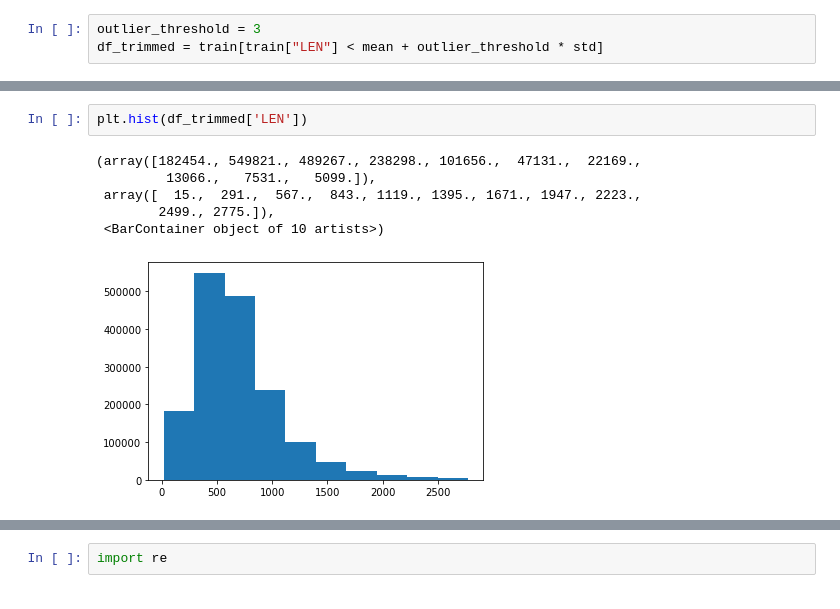
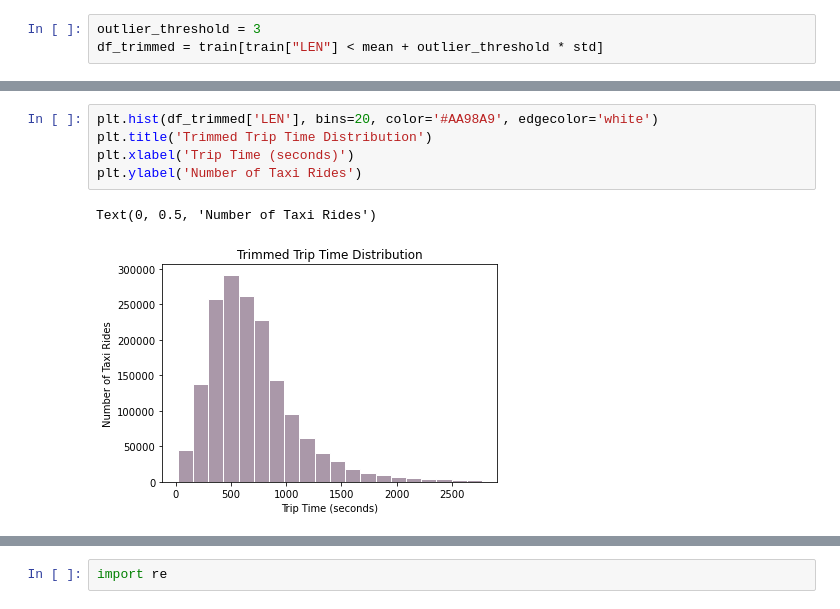
Before and after one commit to sunwoo604/cse151bcomp, a Jupyter notebook: joshua_part1B.ipynb, the cells around one changed output, grey strips where cells are left out. Drawn from its saved outputs; the diff is of its cells as text.

Commit message:
add more visualizations

```diff
--- a/joshua_part1B.ipynb
+++ b/joshua_part1B.ipynb
@@ -49,9 +63,8 @@ df_trimmed = train[train["LEN"] < mean + outlier_threshold * std]
 # %%
-plt.hist(df_trimmed['LEN'])
+plt.hist(df_trimmed['LEN'], bins=20, color='#AA98A9', edgecolor='white')
+plt.title('Trimmed Trip Time Distribution')
+plt.xlabel('Trip Time (seconds)')
+plt.ylabel('Number of Taxi Rides')
 # %% [output]
-(array([182454., 549821., 489267., 238298., 101656.,  47131.,  22169.,
-         13066.,   7531.,   5099.]),
- array([  15.,  291.,  567.,  843., 1119., 1395., 1671., 1947., 2223.,
-        2499., 2775.]),
- <BarContainer object of 10 artists>)
+Text(0, 0.5, 'Number of Taxi Rides')
-[figure, old version]
+[figure, new version]
```
Also changed, not shown: parts of 25 cells of this notebook.
